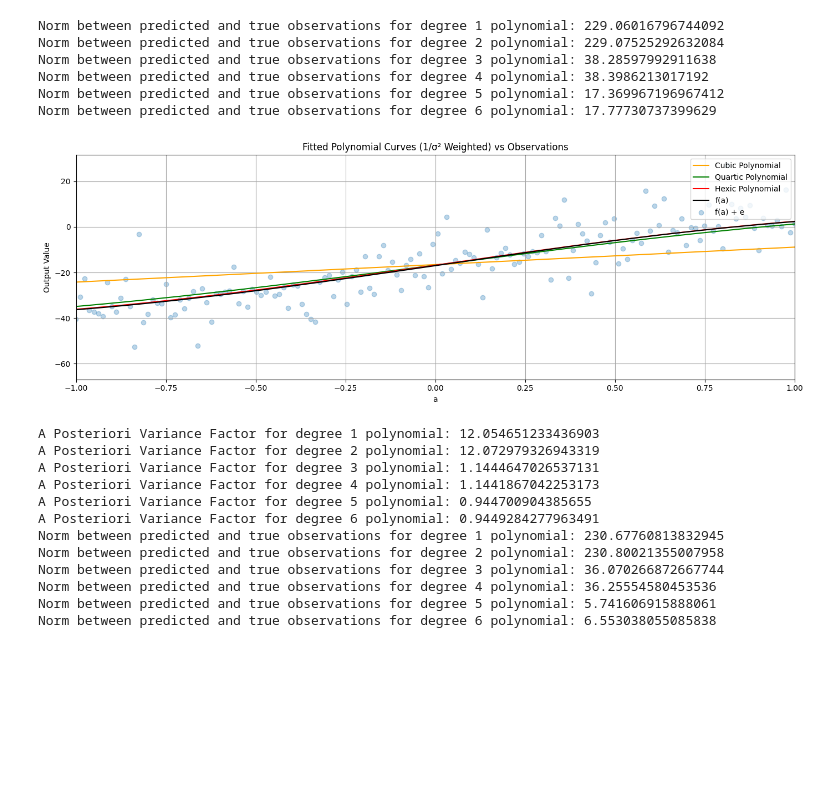
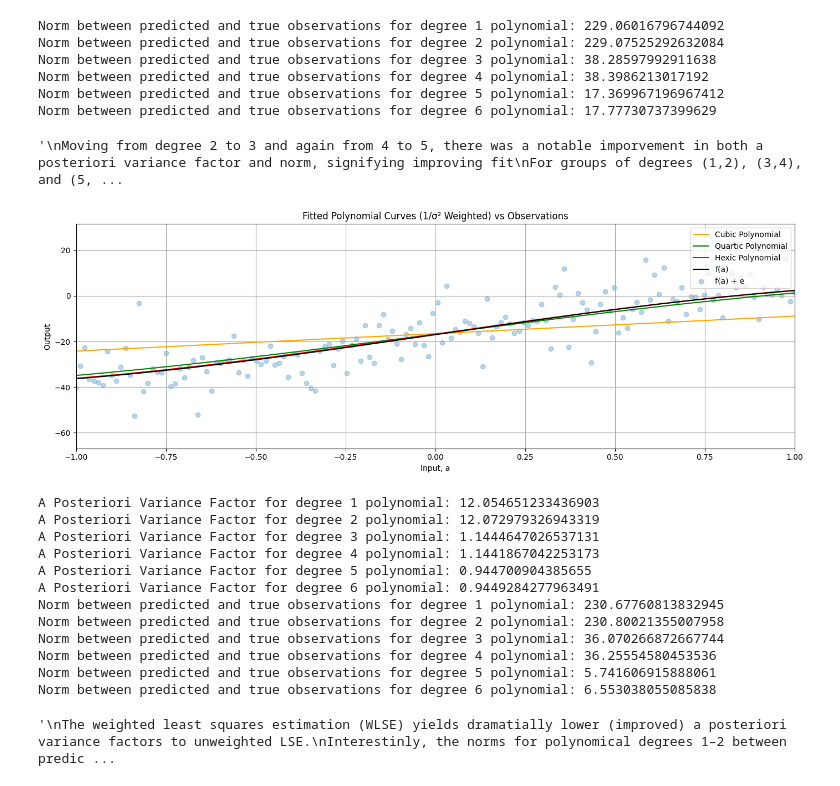
Before and after one commit to elliott-debenetti/ENGG680_2025_Fall, a Jupyter notebook: Lab_Assignment1/Assignment1.ipynb, the cells around one changed output. Cells and saved outputs as stored; diff of their text form; code cells hidden in the pictures; blank space fills up the shorter version.

Commit message:
General revisions and colab compatibiltity improvements

```diff
--- a/Lab_Assignment1/Assignment1.ipynb
+++ b/Lab_Assignment1/Assignment1.ipynb
@@ -907,11 +926,14 @@ Norm between predicted and true observations for degree 6 polynomial: 17.7773073
 # comment on the results of a posterier variance factor and norm, what pattern do you observe
 # (2 marks)
 
-### Explaination ###
-# Moving from degree 2 to 3 and again from 4 to 5, there was a notable imporvement in both a posteriori variance factor and norm, signifying improving fit
-# For groups of degrees (1,2), (3,4), and (5,6), the odd-degree polynomials consistently had slightly better posteriori variance factors and norms.
-# This suggests that odd-degree polynomials may better capture the underlying data trends compared to even-degree polynomials in this specific case.
-# There is also diminishing returns for the fit improvment as the polynomial degree increases further.
+"""
+Moving from degree 2 to 3 and again from 4 to 5, there was a notable imporvement in both a posteriori variance factor and norm, signifying improving fit
+For groups of degrees (1,2), (3,4), and (5,6), the odd-degree polynomials consistently had slightly better posteriori variance factors and norms.
+This suggests that odd-degree polynomials may better capture the underlying data trends compared to even-degree polynomials in this specific case.
+There is also diminishing returns for the fit improvment as the polynomial degree increases further.
+"""
+# %% [output]
+'\nMoving from degree 2 to 3 and again from 4 to 5, there was a notable imporvement in both a posteriori variance factor and norm, signifying improving fit\nFor groups of degrees (1,2), (3,4), and (5, ...
 # %%
 # step 12
 # now, let's define the P matrix with the proper weights of observation
@@ -924,37 +946,37 @@ P = np.diag(1.0 / l_var)  # Weight matrix as inverse of observation variances
 # (7 marks)
 
 # store weighted results in a new dictionary
 results_w = {}
 for deg in deg_list:
     x, cov_x, apv, v = fit_polynomial_curve(a, l, P, deg)
     results_w[deg] = {
         'coefficients': x,
         'covariance': cov_x,
         'a_posteriori_variance': apv,
         'residuals': v
     }
 
 # generate new weighted polynomial predictions for linear, cubic and quintic polynomials
 linear_w = np.polyval(results_w[1]['coefficients'][::-1], a)
 cubic_w = np.polyval(results_w[3]['coefficients'][::-1], a)
 quintic_w = np.polyval(results_w[5]['coefficients'][::-1], a)
 
 fig, ax = plt.subplots(nrows=1, ncols=1, figsize=(14, 5))
 
 plt.plot(a, linear_w, label='Cubic Polynomial', color='orange')
 plt.plot(a, cubic_w, label='Quartic Polynomial', color='green')
 plt.plot(a, quintic_w, label='Hexic Polynomial', color='red')
 plt.plot(a, l_true, label='f(a)', color='k')
 plt.scatter(a, l, label='f(a) + e', color='tab:blue', marker='o', alpha=0.3)
-plt.xlabel('a')
-plt.ylabel('Output Value')
-plt.title('Fitted Polynomial Curves (1/σ² Weighted) vs Observations')
+plt.xlabel('Input, a')
+plt.ylabel('Output')
+plt.title('Fitted Polynomial Curves (1/σ² Weighted) and Observations')
 plt.legend(loc='upper right')
 plt.xlim(-1, 1)
 ax.grid(True, which='both',ls='-',color='0.65')
 fig.tight_layout()
 # %% [output]
-[figure, old version]
+[figure, new version]
 # %%
 # step 14
 # Compare the results of a posterier variance factor and norm from unweighted LSE and weighted LSE, what phenomena do you observe? Explain this phenomena.
@@ -972,13 +994,14 @@ for deg in deg_list:
     norm = np.linalg.norm(l_predicted - l_true)
     print(f"Norm between predicted and true observations for degree {deg} polynomial: {norm}")
 
-### Explaination ###
-# The weighted least squares estimation (WLSE) yields dramatially lower (improved) a posteriori variance factors to unweighted LSE.
-# Interestinly, the norms for polynomical degrees 1–2 between predicted and true observations are slightly higher (worse) in WLSE compared to unweighted LSE.
-# The norms for degrees 3-4 are slightly lower (better), but for degrees 5–6 there is notable improvement in WLSE compared to unweighted LSE.
-# This phenomena can be explained by the fact higher degree polynomials are more sensitive to noise and in this case the observations exhibit non-uniform variance
-# The previously observed patterns—improved performance in increassing degrees and odd degree polynomials) in a posteriori variance factors and norms across polynomial degrees are consistent between unweighted and weighted LSE.
-# Overall the degree 5 (quintic) polynomial provides the best fit in both unweighted and weighted LSE scenarios.
+"""
+The weighted least squares estimation (WLSE) yields dramatially lower (improved) a posteriori variance factors to unweighted LSE.
+Interestinly, the norms for polynomical degrees 1–2 between predicted and true observations are slightly higher (worse) in WLSE compared to unweighted LSE.
+The norms for degrees 3-4 are slightly lower (better), but for degrees 5–6 there is notable improvement in WLSE compared to unweighted LSE.
+This phenomena can be explained by the fact higher degree polynomials are more sensitive to noise and in this case the observations exhibit non-uniform variance
+The previously observed patterns—improved performance in increassing degrees and odd degree polynomials) in a posteriori variance factors and norms across polynomial degrees are consistent between unweighted and weighted LSE.
+Overall the degree 5 (quintic) polynomial provides the best fit in both unweighted and weighted LSE scenarios.
+"""
 # %% [output]
 A Posteriori Variance Factor for degree 1 polynomial: 12.054651233436903
 A Posteriori Variance Factor for degree 2 polynomial: 12.072979326943319
@@ -992,3 +1015,4 @@ Norm between predicted and true observations for degree 3 polynomial: 36.0702668
 Norm between predicted and true observations for degree 4 polynomial: 36.25554580453536
 Norm between predicted and true observations for degree 5 polynomial: 5.741606915888061
 Norm between predicted and true observations for degree 6 polynomial: 6.553038055085838
+'\nThe weighted least squares estimation (WLSE) yields dramatially lower (improved) a posteriori variance factors to unweighted LSE.\nInterestinly, the norms for polynomical degrees 1–2 between predic ...
```
Also changed, not shown: parts of 18 cells of this notebook, 2 other files.
